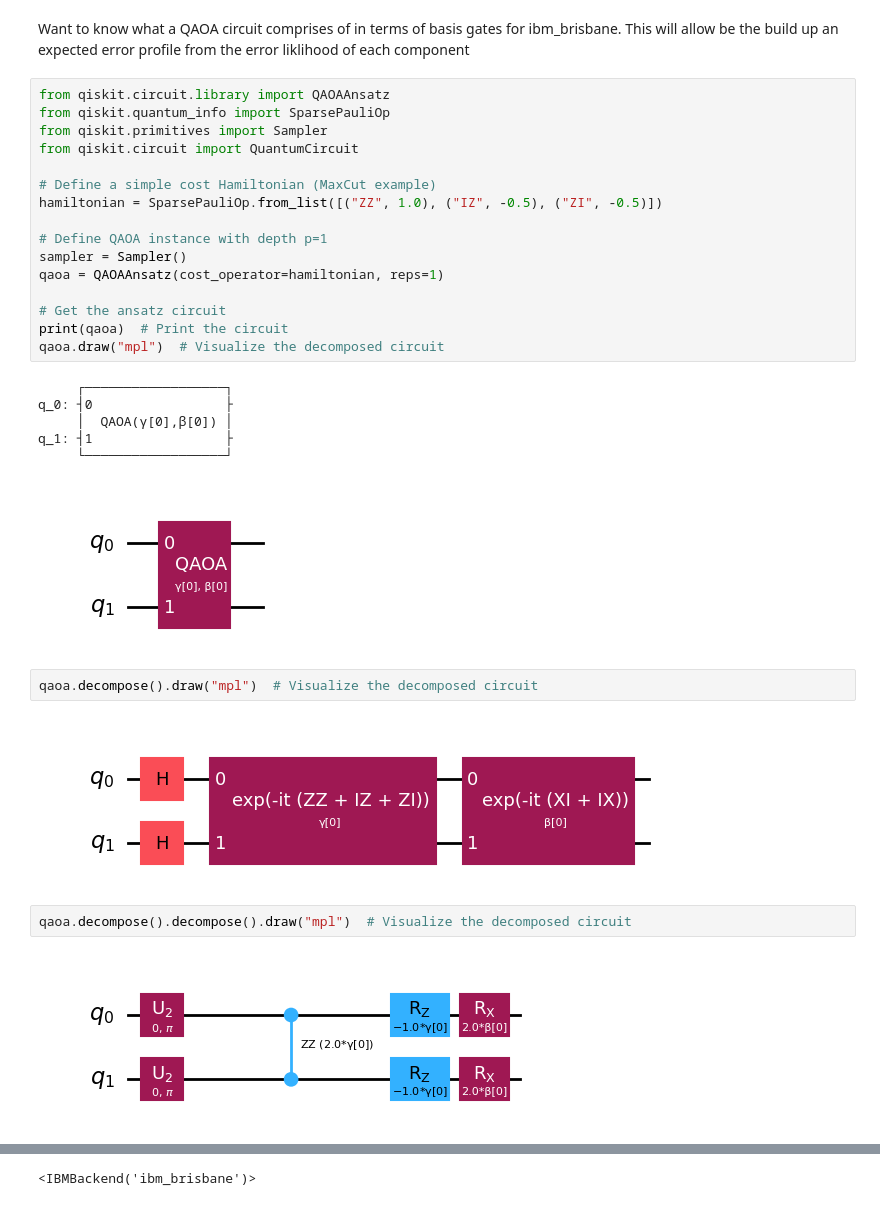
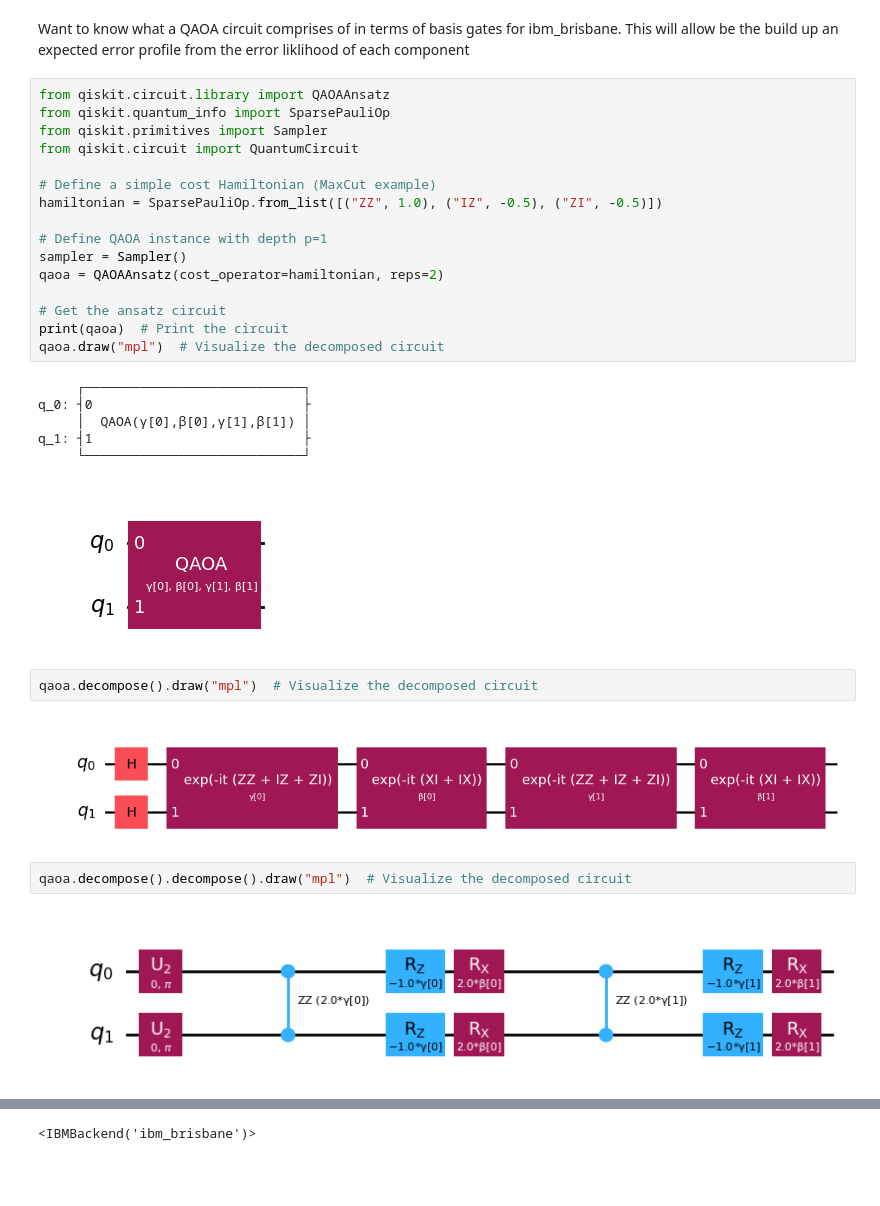
Before and after one commit to Rafe-code/qaoa_err_invest, a Jupyter notebook: decompose_qaoa.ipynb, the cells around one changed output, grey strips where cells are left out. Drawn from its saved outputs; the diff is of its cells as text; blank space fills up the shorter version.

```diff
--- a/decompose_qaoa.ipynb
+++ b/decompose_qaoa.ipynb
@@ -3,34 +3,34 @@ Want to know what a QAOA circuit comprises of in terms of basis gates for ibm_br
 # %%
 from qiskit.circuit.library import QAOAAnsatz
 from qiskit.quantum_info import SparsePauliOp
 from qiskit.primitives import Sampler
 from qiskit.circuit import QuantumCircuit
 
 # Define a simple cost Hamiltonian (MaxCut example)
 hamiltonian = SparsePauliOp.from_list([("ZZ", 1.0), ("IZ", -0.5), ("ZI", -0.5)])
 
 # Define QAOA instance with depth p=1
 sampler = Sampler()
-qaoa = QAOAAnsatz(cost_operator=hamiltonian, reps=1)
+qaoa = QAOAAnsatz(cost_operator=hamiltonian, reps=2)
 
 # Get the ansatz circuit
 print(qaoa)  # Print the circuit
 qaoa.draw("mpl")  # Visualize the decomposed circuit
 # %% [output]
-     ┌──────────────────┐
-q_0: ┤0                 ├
-     │  QAOA(γ[0],β[0]) │
-q_1: ┤1                 ├
-     └──────────────────┘
+     ┌────────────────────────────┐
+q_0: ┤0                           ├
+     │  QAOA(γ[0],β[0],γ[1],β[1]) │
+q_1: ┤1                           ├
+     └────────────────────────────┘
-[figure, old version]
+[figure, new version]
 # %%
 qaoa.decompose().draw("mpl")  # Visualize the decomposed circuit
 # %% [output]
-[figure, old version]
+[figure, new version]
 # %%
 qaoa.decompose().decompose().draw("mpl")  # Visualize the decomposed circuit
 # %% [output]
-[figure, old version]
+[figure, new version]
 # %%
 from qiskit import transpile
 from qiskit_ibm_runtime import QiskitRuntimeService
```
Also changed, not shown: parts of 3 cells of this notebook, 6 other files.
